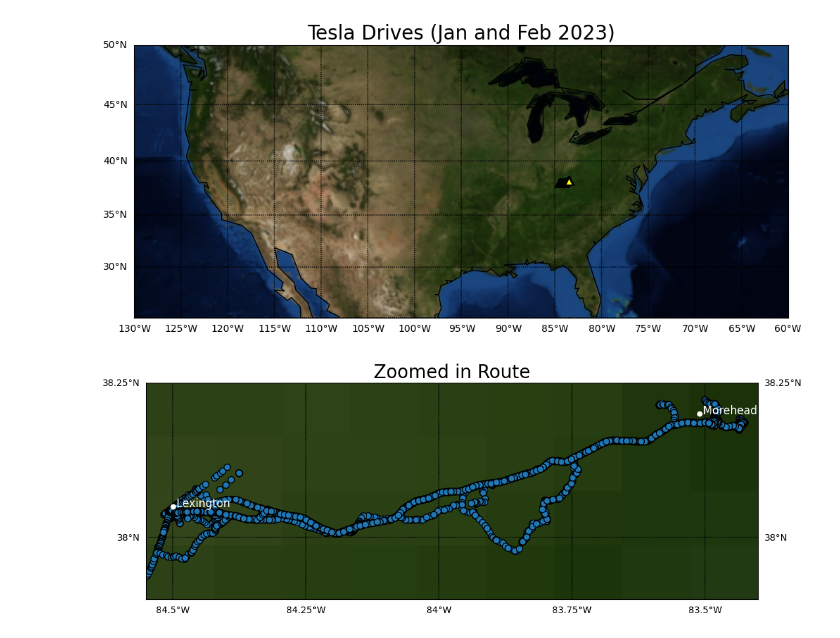
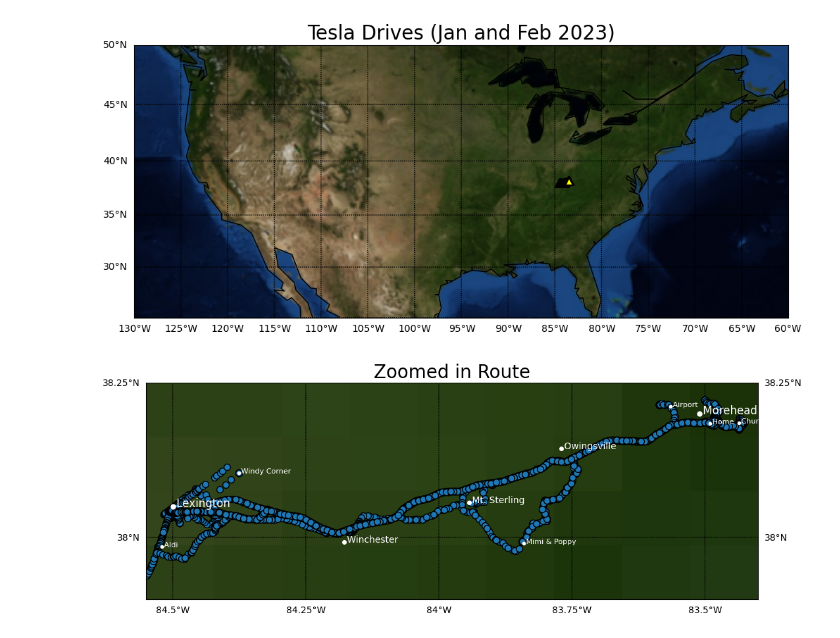
Before and after one commit to kyhokie/data_2_project, a Jupyter notebook: data_2_projectB.ipynb, the cells around one changed output. Saved outputs shown, nothing was run; the diff lists cells and outputs as text; code cells hidden in the pictures.

```diff
--- a/data_2_projectB.ipynb
+++ b/data_2_projectB.ipynb
@@ -147,37 +141,69 @@ fig = plt.figure(figsize=(12,9))
 m = Basemap(projection='mill',
            llcrnrlat = 37.90,
            urcrnrlat = 38.25,
            llcrnrlon = -84.55,
            urcrnrlon = -83.4,
            resolution = 'c')
 m.bluemarble(scale=0.5)
-#m.etopo(scale=0.5, alpha=0.5)
 
 m.drawcoastlines()
 
 m.drawparallels(np.arange(-90,90,.25),labels=[1,1,0,0])
 m.drawmeridians(np.arange(-180,180,.25),labels=[0,0,0,1])
 
 sites_lat_y = merged_TF_clean['latitude'].tolist()
 sites_lon_x = merged_TF_clean['longitude'].tolist()
 
-#colors = ['green', 'darkblue', 'yellow', 'red', 'blue', 'orange']
-
 m.scatter(sites_lon_x,sites_lat_y,latlon=True, s=50, marker='o', alpha=1, edgecolor='k', linewidth=1, zorder=2)
-#m.scatter(sotes_lat_y=True, s=5000, c='blue', marker='^', alpha=1, edgecolor='k', linewidth=1, zorder=1)
 
 x, y = m(-83.51, 38.2)
 plt.plot(x, y, 'o', markersize=5, color='white')
 plt.text(x, y, ' Morehead', fontsize=12, color='white');
 
 x, y = m(-84.5, 38.05)
 plt.plot(x, y, 'o', markersize=5, color='white')
 plt.text(x, y, ' Lexington', fontsize=12, color='white');
 
+x, y = m(-83.84, 37.99)
+plt.plot(x, y, 'o', markersize=3, color='white')
+plt.text(x, y, ' Mimi & Poppy', fontsize=8, color='white');
+
+x, y = m(-84.52, 37.985)
+plt.plot(x, y, 'o', markersize=3, color='white')
+plt.text(x, y, ' Aldi', fontsize=8, color='white');
+
+x, y = m(-84.376, 38.104)
+plt.plot(x, y, 'o', markersize=3, color='white')
+plt.text(x, y, ' Windy Corner', fontsize=8, color='white');
+
+x, y = m(-83.491, 38.184)
+plt.plot(x, y, 'o', markersize=3, color='white')
+plt.text(x, y, ' Home', fontsize=8, color='white');
+
+x, y = m(-83.565, 38.212)
+plt.plot(x, y, 'o', markersize=3, color='white')
+plt.text(x, y, ' Airport', fontsize=8, color='white');
+
+x, y = m(-83.436, 38.185)
+plt.plot(x, y, 'o', markersize=3, color='white')
+plt.text(x, y, ' Church', fontsize=8, color='white');
+
+x, y = m(-83.943, 38.056)
+plt.plot(x, y, 'o', markersize=4, color='white')
+plt.text(x, y, ' Mt. Sterling', fontsize=10, color='white');
+
+x, y = m(-84.178, 37.993)
+plt.plot(x, y, 'o', markersize=4, color='white')
+plt.text(x, y, ' Winchester', fontsize=10, color='white');
+
+x, y = m(-83.770, 38.144)
+plt.plot(x, y, 'o', markersize=4, color='white')
+plt.text(x, y, ' Owingsville', fontsize=10, color='white');
+
 plt.title('Zoomed in Route', fontsize=20)
 
 plt.show()
 # %% [output]
-[figure, old version]
+[figure, new version]
 # %%
 #merged_df.plot(x="outside_tempF", y="Date", kind="scatter", xlabel="Outside Temperature (F)")
```
Also changed, not shown: parts of 1 cell of this notebook.
